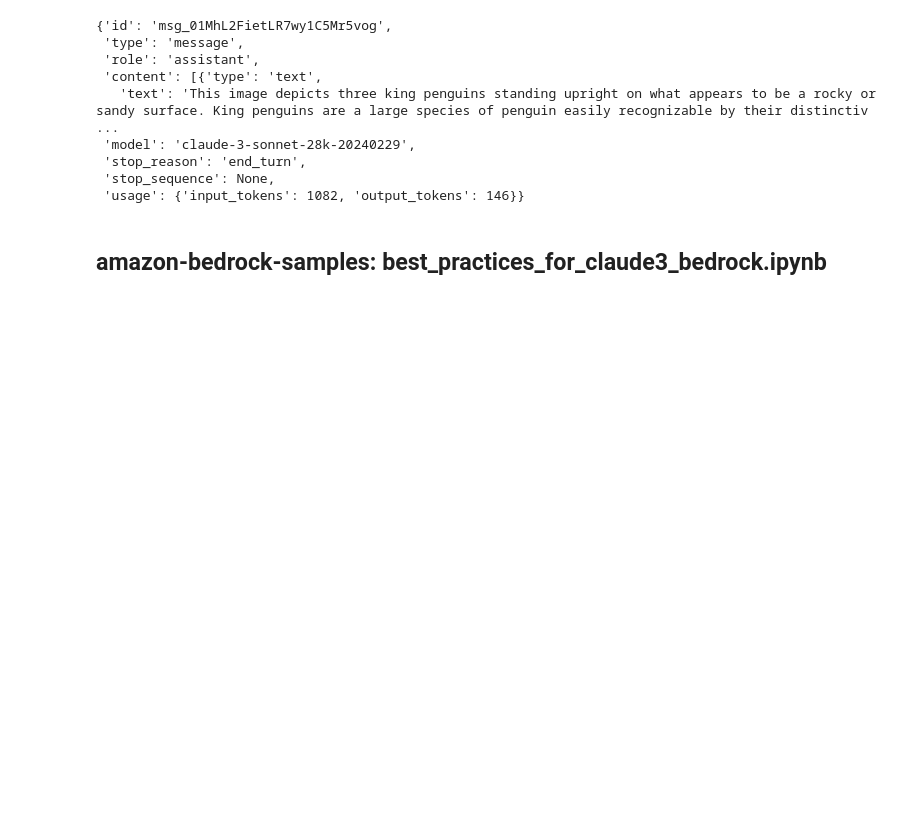
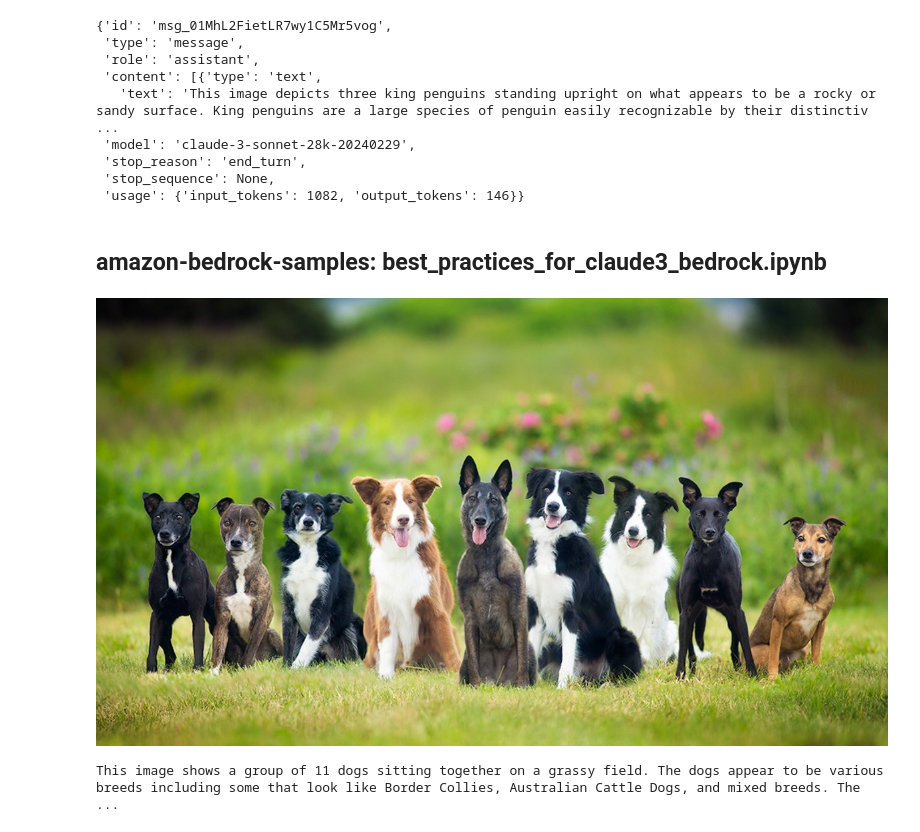
Before and after one commit to walk4rever/QSGenAI, a Jupyter notebook: dl24-bedrock-deepdive.ipynb, the cells around one changed output. Saved outputs shown, nothing was run; the diff lists cells and outputs as text; code cells hidden in the pictures; blank space fills up the shorter version.

Commit message:
Deep dive Bedrock-Claude3 multi-modal examples.

```diff
--- a/dl24-bedrock-deepdive.ipynb
+++ b/dl24-bedrock-deepdive.ipynb
@@ -220,0 +252,34 @@ generate_message(bedrock_client, model_id = "anthropic.claude-3-sonnet-20240229-
+# %%
+Image(filename='./img/nine_dogs.jpg')
+# %% [output]
+[figure, added]
+# %%
+message_list = [
+    {
+        "role": 'user',
+        "content":[
+            {
+                "type": "image",
+                "source": {
+                    "type": "base64",
+                    "media_type": "image/jpeg",
+                    "data": get_base64_encoded_image("./img/nine_dogs.jpg")
+                }
+            },
+            {
+                "type": "text",
+                "text": "How many dogs are in this picture? And what are they doing?"
+            }
+        ]
+    }
+]
+
+response = generate_message(bedrock_client,
+                            model_id="anthropic.claude-3-sonnet-20240229-v1:0",
+                            messages=message_list,
+                            max_tokens=512,
+                            temp=0.5,
+                            top_p=0.9)
+print(response['content'][0]['text'])
+# %% [output]
+This image shows a group of 11 dogs sitting together on a grassy field. The dogs appear to be various breeds including some that look like Border Collies, Australian Cattle Dogs, and mixed breeds. The ...
```
Also changed, not shown: parts of 14 cells of this notebook, 11 other files.
